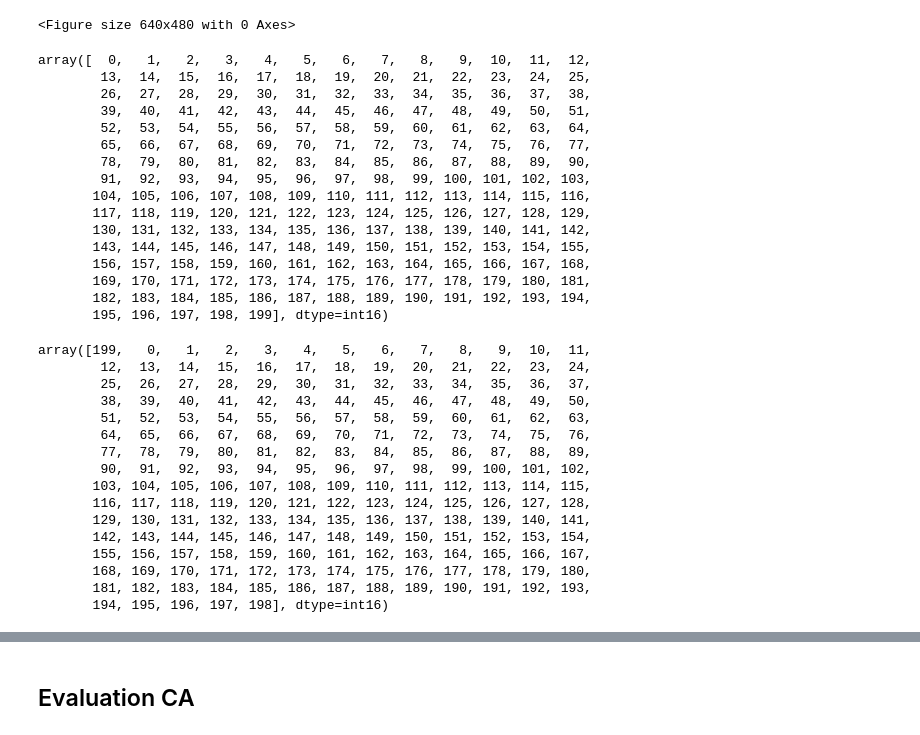
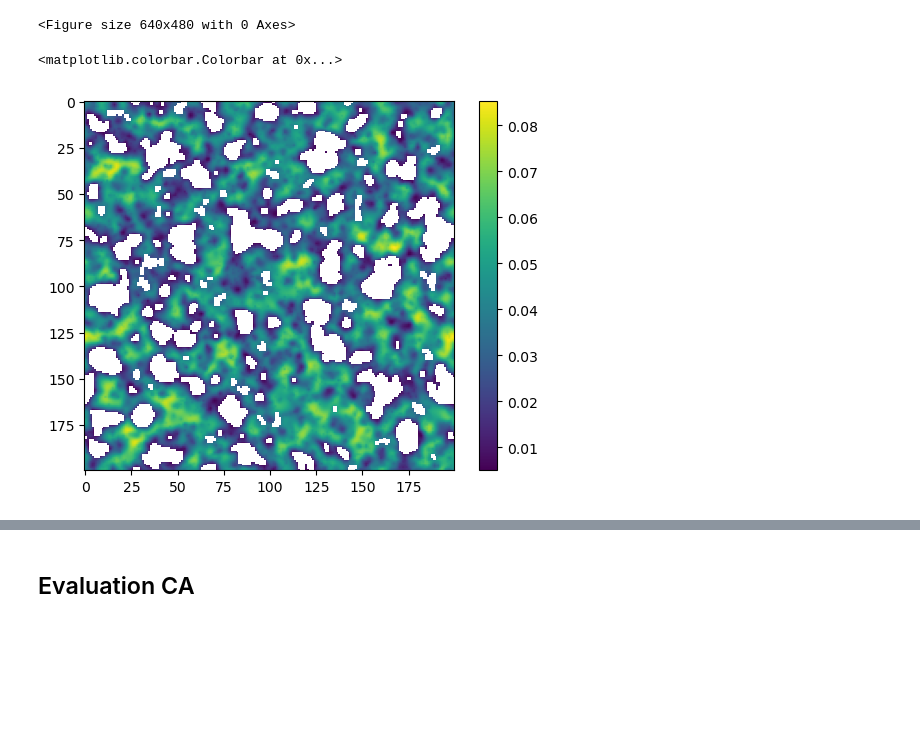
Before and after one commit to PaulHosek/ComplexSystemSimulation, a Jupyter notebook: model_example.ipynb, the cells around one changed output, grey strips where cells are left out. Saved outputs shown, nothing was run; the diff lists cells and outputs as text; code cells hidden in the pictures; blank space fills up the shorter version.

```diff
--- a/model_example.ipynb
+++ b/model_example.ipynb
@@ -78,40 +82,10 @@ for i, h in enumerate(hs):
 # %% [output]
 <Figure size 640x480 with 0 Axes>
-# %%
-ca_model.roll_idx[0]
-# %% [output]
-array([  0,   1,   2,   3,   4,   5,   6,   7,   8,   9,  10,  11,  12,
-        13,  14,  15,  16,  17,  18,  19,  20,  21,  22,  23,  24,  25,
-        26,  27,  28,  29,  30,  31,  32,  33,  34,  35,  36,  37,  38,
-        39,  40,  41,  42,  43,  44,  45,  46,  47,  48,  49,  50,  51,
-        52,  53,  54,  55,  56,  57,  58,  59,  60,  61,  62,  63,  64,
-        65,  66,  67,  68,  69,  70,  71,  72,  73,  74,  75,  76,  77,
-        78,  79,  80,  81,  82,  83,  84,  85,  86,  87,  88,  89,  90,
-        91,  92,  93,  94,  95,  96,  97,  98,  99, 100, 101, 102, 103,
-       104, 105, 106, 107, 108, 109, 110, 111, 112, 113, 114, 115, 116,
-       117, 118, 119, 120, 121, 122, 123, 124, 125, 126, 127, 128, 129,
-       130, 131, 132, 133, 134, 135, 136, 137, 138, 139, 140, 141, 142,
-       143, 144, 145, 146, 147, 148, 149, 150, 151, 152, 153, 154, 155,
-       156, 157, 158, 159, 160, 161, 162, 163, 164, 165, 166, 167, 168,
-       169, 170, 171, 172, 173, 174, 175, 176, 177, 178, 179, 180, 181,
-       182, 183, 184, 185, 186, 187, 188, 189, 190, 191, 192, 193, 194,
-       195, 196, 197, 198, 199], dtype=int16)
-# %%
-ca_model.roll_idx[1]
-# %% [output]
-array([199,   0,   1,   2,   3,   4,   5,   6,   7,   8,   9,  10,  11,
-        12,  13,  14,  15,  16,  17,  18,  19,  20,  21,  22,  23,  24,
-        25,  26,  27,  28,  29,  30,  31,  32,  33,  34,  35,  36,  37,
-        38,  39,  40,  41,  42,  43,  44,  45,  46,  47,  48,  49,  50,
-        51,  52,  53,  54,  55,  56,  57,  58,  59,  60,  61,  62,  63,
-        64,  65,  66,  67,  68,  69,  70,  71,  72,  73,  74,  75,  76,
-        77,  78,  79,  80,  81,  82,  83,  84,  85,  86,  87,  88,  89,
-        90,  91,  92,  93,  94,  95,  96,  97,  98,  99, 100, 101, 102,
-       103, 104, 105, 106, 107, 108, 109, 110, 111, 112, 113, 114, 115,
-       116, 117, 118, 119, 120, 121, 122, 123, 124, 125, 126, 127, 128,
-       129, 130, 131, 132, 133, 134, 135, 136, 137, 138, 139, 140, 141,
-       142, 143, 144, 145, 146, 147, 148, 149, 150, 151, 152, 153, 154,
-       155, 156, 157, 158, 159, 160, 161, 162, 163, 164, 165, 166, 167,
-       168, 169, 170, 171, 172, 173, 174, 175, 176, 177, 178, 179, 180,
-       181, 182, 183, 184, 185, 186, 187, 188, 189, 190, 191, 192, 193,
-       194, 195, 196, 197, 198], dtype=int16)
+# %%
+index = 15
+# %%
+plt.imshow(np.ma.masked_where(hes[index]<=0.005, hes[index]))
+plt.colorbar()
+# %% [output]
+<matplotlib.colorbar.Colorbar at 0x...>
+[figure, added]
```
Also changed, not shown: parts of 9 cells of this notebook, 2 other files.
